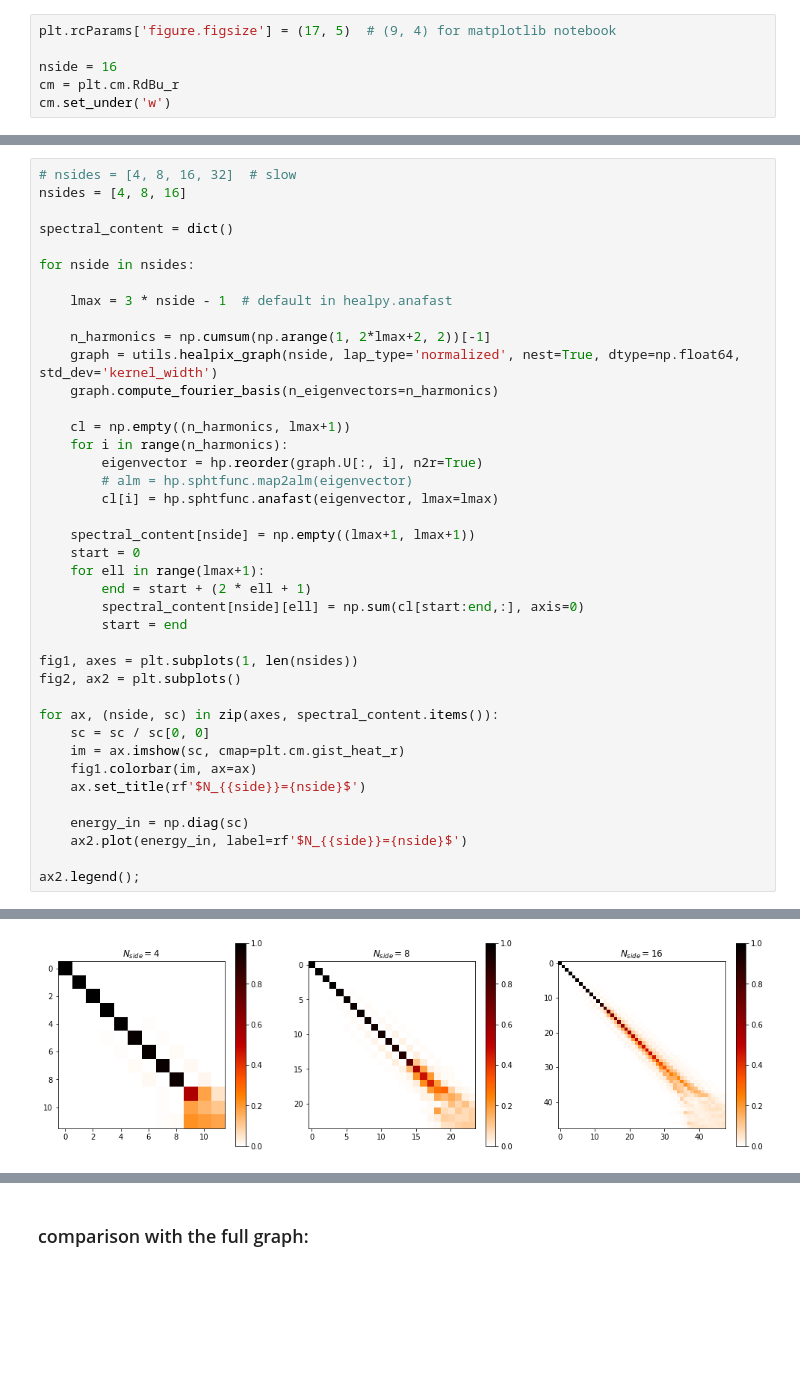
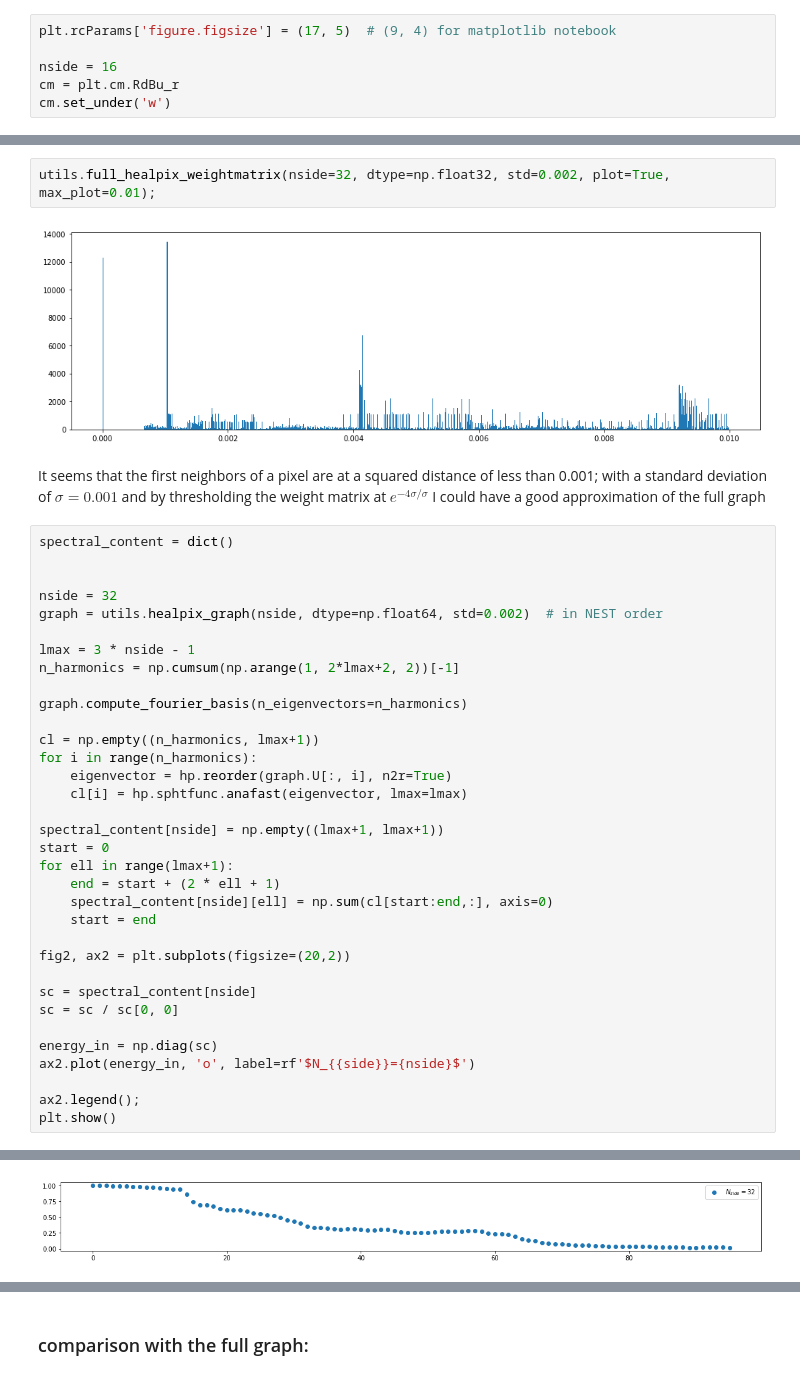
Before and after one commit to MartMilani/PDM, a Jupyter notebook: codes/05_graph_convergence_analysis.ipynb, the cells around one changed output, grey strips where cells are left out. Drawn from its saved outputs; the diff is of its cells as text; blank space fills up the shorter version.

Commit message:
run std plot with nside=32

```diff
--- a/codes/05_graph_convergence_analysis.ipynb
+++ b/codes/05_graph_convergence_analysis.ipynb
@@ -46,41 +30,41 @@ multidimensional domain, is the lack of a regular and uniform point-set at arbit
+# %%
+utils.full_healpix_weightmatrix(nside=32, dtype=np.float32, std=0.002, plot=True, max_plot=0.01);
+# %% [output]
+[figure, added]
+# %% [markdown]
+It seems that the first neighbors of a pixel are at a squared distance of less than 0.001; with a standard deviation of $\sigma=0.001$ and by thresholding the weight matrix at $e^{-4\sigma/\sigma}$ I could have a good approximation of the full graph
 # %%
-# nsides = [4, 8, 16, 32]  # slow
-nsides = [4, 8, 16]
-
 spectral_content = dict()
 
-for nside in nsides:
 
-    lmax = 3 * nside - 1  # default in healpy.anafast
+nside = 32
+graph = utils.healpix_graph(nside, dtype=np.float64, std=0.002)  # in NEST order
 
-    n_harmonics = np.cumsum(np.arange(1, 2*lmax+2, 2))[-1]
-    graph = utils.healpix_graph(nside, lap_type='normalized', nest=True, dtype=np.float64, std_dev='kernel_width')
-    graph.compute_fourier_basis(n_eigenvectors=n_harmonics)
+lmax = 3 * nside - 1
+n_harmonics = np.cumsum(np.arange(1, 2*lmax+2, 2))[-1]
 
-    cl = np.empty((n_harmonics, lmax+1))
-    for i in range(n_harmonics):
-        eigenvector = hp.reorder(graph.U[:, i], n2r=True)
-        # alm = hp.sphtfunc.map2alm(eigenvector)
-        cl[i] = hp.sphtfunc.anafast(eigenvector, lmax=lmax)
+graph.compute_fourier_basis(n_eigenvectors=n_harmonics)
 
-    spectral_content[nside] = np.empty((lmax+1, lmax+1))
-    start = 0
-    for ell in range(lmax+1):
-        end = start + (2 * ell + 1)
-        spectral_content[nside][ell] = np.sum(cl[start:end,:], axis=0)
-        start = end
+cl = np.empty((n_harmonics, lmax+1))
+for i in range(n_harmonics):
+    eigenvector = hp.reorder(graph.U[:, i], n2r=True)
+    cl[i] = hp.sphtfunc.anafast(eigenvector, lmax=lmax)
 
-fig1, axes = plt.subplots(1, len(nsides))
-fig2, ax2 = plt.subplots()
+spectral_content[nside] = np.empty((lmax+1, lmax+1))
+start = 0
+for ell in range(lmax+1):
+    end = start + (2 * ell + 1)
+    spectral_content[nside][ell] = np.sum(cl[start:end,:], axis=0)
+    start = end
 
-for ax, (nside, sc) in zip(axes, spectral_content.items()):
-    sc = sc / sc[0, 0]
-    im = ax.imshow(sc, cmap=plt.cm.gist_heat_r)
-    fig1.colorbar(im, ax=ax)
-    ax.set_title(rf'$N_{{side}}={nside}$')
+fig2, ax2 = plt.subplots(figsize=(20,2))
 
-    energy_in = np.diag(sc)
-    ax2.plot(energy_in, label=rf'$N_{{side}}={nside}$')
+sc = spectral_content[nside]
+sc = sc / sc[0, 0]
+
+energy_in = np.diag(sc)
+ax2.plot(energy_in, 'o', label=rf'$N_{{side}}={nside}$')
 
 ax2.legend();
+plt.show()
 # %% [output]
@@ -87 +72 @@ ax2.legend();
-[figure, old version]
+[figure, new version]
```
Also changed, not shown: parts of 59 cells of this notebook, 2 other files.
